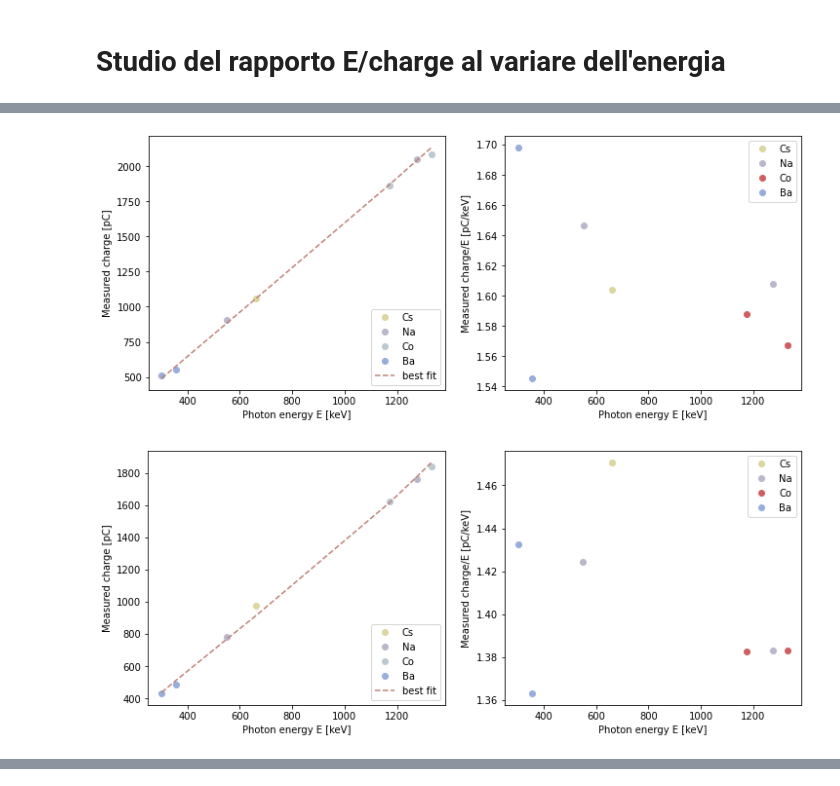
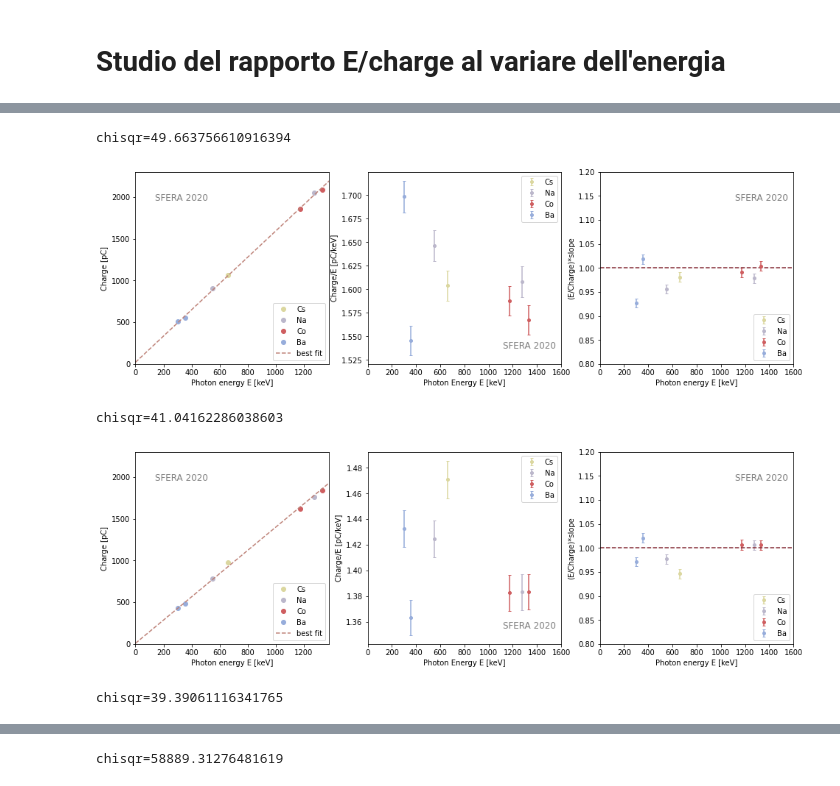
Before and after one commit to skip2skp/Sfera, a Jupyter notebook: analysis/linearita.ipynb, the cells around one changed output, grey strips where cells are left out. Saved outputs shown, nothing was run; the diff lists cells and outputs as text; code cells hidden in the pictures.

```diff
--- a/analysis/linearita.ipynb
+++ b/analysis/linearita.ipynb
@@ -15,7 +11,9 @@ output.write("# f = a + b*x + c*x^2\n#ch\t\ta\t\tb\t\tc\t\tchi2\n")
 # %%
-nominal = {"cs":[662], "na":[551,1275], "co":[1173,1332], "ba":[302,356]}
+nominal = {"cs":np.array([662]), "na":np.array([551,1275]), "co":np.array([1173,1332]), "ba":np.array([302,356])}
 
 cs = pd.read_table('CalibK_Cs.dat', header=None, sep=" ", comment='#')
 na = pd.read_table('CalibK_Na.dat', header=None, sep=" ", comment='#')
 co = pd.read_table('CalibK_Co.dat', header=None, sep=" ", comment='#')
 ba =  pd.read_table('CalibK_Ba.dat', header=None, sep=" ", comment='#', usecols=[2,3])
+
+print(cs.loc(0)[:].min())
@@ -22,6 +43,6 @@ ba =  pd.read_table('CalibK_Ba.dat', header=None, sep=" ", comment='#', usecols=
 # %%
 def func(x, a, b, c):
-    return a + x*b + x*x*c #+ x*x*x*d
+    return a + x*b #+ x*x*c #+ x*x*x*d
 
 fitfunc=Model(func)
 params = fitfunc.make_params(a=0, b=1, c=0, d=0)
@@ -30,45 +51,82 @@ x=[]
 for source in ["cs", "na", "co", "ba"]:
     for value in nominal[source]:
         x.append(value)
-x=np.sort(x)
+#x=np.sort(x)
 # %%
+output = open("/tmp/linearità/results.log", "w")
+output.write("# f = a + b*x + c*x^2\n#ch\t\ta\t\tb\t\tc\t\tchi2\n")
+
 for ch in range(0,15):
-    y=np.array([np.array(cs.loc[ch])[0], np.array(na.loc[ch])[0], np.array(na.loc[ch])[1], np.array(co.loc[ch])[0], np.array(co.loc[ch])[1], np.array(ba.loc[ch])[0], np.array(ba.loc[ch])[1]])
 
-    results = fitfunc.fit(y, params, x=x)
+    y=np.array([np.array(nominal['cs'][0]/cs.loc[ch])[0], np.array(nominal['na'][0]/na.loc[ch])[0], np.array(nominal['na'][1]/na.loc[ch])[1], np.array(nominal['co'][0]/co.loc[ch])[0], np.array(nominal['co'][1]/co.loc[ch])[1], np.array(nominal['ba'][0]/ba.loc[ch])[0], np.array(nominal['ba'][1]/ba.loc[ch])[1]])
+
+    results = fitfunc.fit(y, params, x=x, weights=1/(y*0.01))
 
     output.write(str(ch)+"\t"+str(results.best_values["a"])+"\t"+str(results.best_values["b"])+"\t"+str(results.best_values["c"])+"\t"+str(results.chisqr)+"\n")
 
-    fig, ax = plt.subplots(1,2, figsize=[12, 4.8])
+    fig, ax = plt.subplots(1,3, figsize=[16, 4.8])
+
+    ax[0].set_xlim(0,1380)
+    ax[0].set_ylim(0,2300)
+
+    ax[0].text(0.1, 0.85, "SFERA 2020", fontsize=12, color="gray", transform=ax[0].transAxes)
 
     ax[0].set_xlabel('Photon energy E [keV]')
-    ax[0].set_ylabel('Measured charge [pC]')
+    ax[0].set_ylabel('Charge [pC]')
 
-    ax[0].plot(nominal['cs'], nominal['cs']/np.array(cs.loc[ch]), ".", color=[219/255, 215/255, 159/255], markersize=12, label='Cs')
-    ax[0].plot(nominal['na'], nominal['na']/np.array(na.loc[ch]), ".", color=[187/255, 183/255, 203/255], markersize=12, label='Na')
-    ax[0].plot(nominal['co'], nominal['co']/np.array(co.loc[ch]), ".", color=[189/255, 201/255, 209/255], markersize=12, label='Co')
-    ax[0].plot(nominal['ba'], nominal['ba']/np.array(ba.loc[ch]), ".", color=[151/255,173/255,219/255], markersize=12, label='Ba')
+    ax[0].plot(nominal['cs'], nominal['cs']/np.array(cs.loc[ch]), ".", markersize=12, color=[219/255, 215/255, 159/255], label='Cs')
+    ax[0].plot(nominal['na'], nominal['na']/np.array(na.loc[ch]), ".", markersize=12, color=[187/255, 183/255, 203/255], label='Na')
+    ax[0].plot(nominal['co'], nominal['co']/np.array(co.loc[ch]), ".", markersize=12, color=[0.812,0.369,0.377], label='Co')
+    ax[0].plot(nominal['ba'], nominal['ba']/np.array(ba.loc[ch]), ".", markersize=12, color=[151/255,173/255,219/255], label='Ba')
 
-    ax[0].plot(x, x/results.best_fit, "--", label="best fit", color=[190/255, 130/255, 120/255] )
+    tmp=np.linspace(0,1400)
+
+    ax[0].plot(tmp, func(tmp, results.best_values["a"], results.best_values["b"], results.best_values["c"]), "--", label="best fit", color=[190/255, 130/255, 120/255] )
 
     legend0 = ax[0].legend(loc='lower right')
 
-    ax[1].set_xlabel('Photon energy E [keV]')
-    ax[1].set_ylabel('Measured charge/E [pC/keV]')
+    ax[1].set_xlim(0,1600)
 
-    ax[1].plot(nominal['cs'], 1/np.array(cs.loc[ch]), ".", color=[219/255, 215/255, 159/255], markersize=12, label='Cs')
-    ax[1].plot(nominal['na'], 1/np.array(na.loc[ch]), ".", color=[187/255, 183/255, 203/255], markersize=12, label='Na')
-    ax[1].plot(nominal['co'], 1/np.array(co.loc[ch]), ".", color=[0.812,0.369,0.377], markersize=12, label='Co')
-    ax[1].plot(nominal['ba'], 1/np.array(ba.loc[ch]), ".", color=[151/255,173/255,219/255], markersize=12, label='Ba')
+    ax[1].text(0.7, 0.08, "SFERA 2020", fontsize=12, color="gray", transform=ax[1].transAxes)
+
+    ax[1].set_xlabel('Photon Energy E [keV]')
+    ax[1].set_ylabel('Charge/E [pC/keV]')
+
+    ax[1].errorbar(nominal['cs'], 1./np.array(cs.loc[ch]), yerr=0.01/np.array(cs.loc[ch]), fmt=".", color=[219/255, 215/255, 159/255], markersize=8, capsize=2, label='Cs')
+    ax[1].errorbar(nominal['na'], 1./np.array(na.loc[ch]), yerr=0.01/np.array(na.loc[ch]), fmt=".", color=[187/255, 183/255, 203/255], markersize=8, capsize=2, label='Na')
+    ax[1].errorbar(nominal['co'], 1./np.array(co.loc[ch]), yerr=0.01/np.array(co.loc[ch]), fmt=".", color=[0.812,0.369,0.377], markersize=8, capsize=2, label='Co')
+    ax[1].errorbar(nominal['ba'], 1./np.array(ba.loc[ch]), yerr=0.01/np.array(ba.loc[ch]),fmt=".", color=[151/255,173/255,219/255], markersize=8, capsize=2, label='Ba')
 
     legend1 = ax[1].legend(loc='upper right')
 
+    ax[2].set_xlim(0,1600)
+    ax[2].set_ylim(0.8,1.2)
+
+    ax[2].text(0.7, 0.85, "SFERA 2020", fontsize=12, color="gray", transform=ax[2].transAxes)
+
+    ax[2].set_xlabel('Photon energy E [keV]')
+    ax[2].set_ylabel('(E/Charge)*slope')
+
+    ax[2].errorbar(nominal['cs'], np.array(cs.loc[ch])*results.best_values["b"], yerr=0.01*np.array(cs.loc[ch])*results.best_values["b"], fmt=".", color=[219/255, 215/255, 159/255], markersize=8, capsize=2, label='Cs')
+    ax[2].errorbar(nominal['na'], np.array(na.loc[ch])*results.best_values["b"], yerr=0.01*np.array(na.loc[ch])*results.best_values["b"], fmt=".", color=[187/255, 183/255, 203/255], markersize=8, capsize=2, label='Na')
+    ax[2].errorbar(nominal['co'], np.array(co.loc[ch])*results.best_values["b"], yerr=0.01*np.array(co.loc[ch])*results.best_values["b"], fmt=".", color=[0.812,0.369,0.377], markersize=8, capsize=2, label='Co')
+    ax[2].errorbar(nominal['ba'], np.array(ba.loc[ch])*results.best_values["b"], yerr=0.01*np.array(ba.loc[ch])*results.best_values["b"], fmt=".", color=[151/255,173/255,219/255], markersize=8, capsize=2, label='Ba')
+
+    ax[2].axhline(y=1.00, color=[130/255, 40/255, 50/255], linestyle="dashed")
+
+    legend2 = ax[2].legend(loc='lower right')
+
     plt.savefig("/tmp/linearità/ch"+str(ch)+".pdf", format="pdf")
+
+    print("chisqr="+str(results.chisqr))
 
     plt.show()
 
 print("Plots saved in /tmp/linearità/ . Fit results saved in /tmp/linerità/results.log")
 output.close()
 # %% [output]
+chisqr=49.663756610916394
-[figure, old version]
+[figure, new version]
+chisqr=41.04162286038603
-[figure, old version]
+[figure, new version]
+chisqr=39.39061116341765
@@ -75,0 +134 @@ output.close()
+chisqr=58889.31276481619
```
Also changed, not shown: parts of 10 cells of this notebook.
